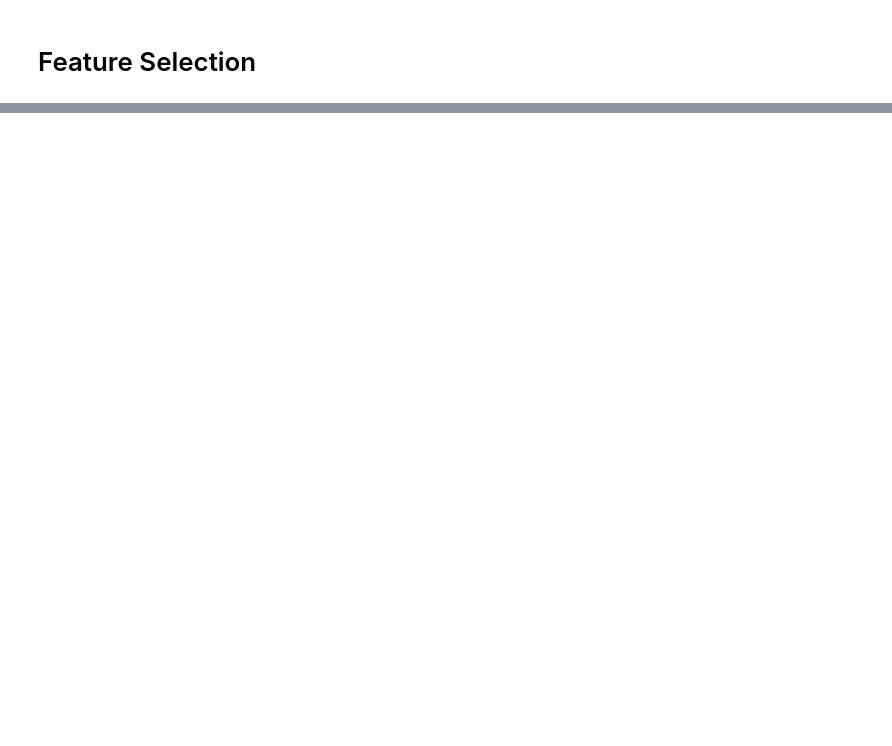
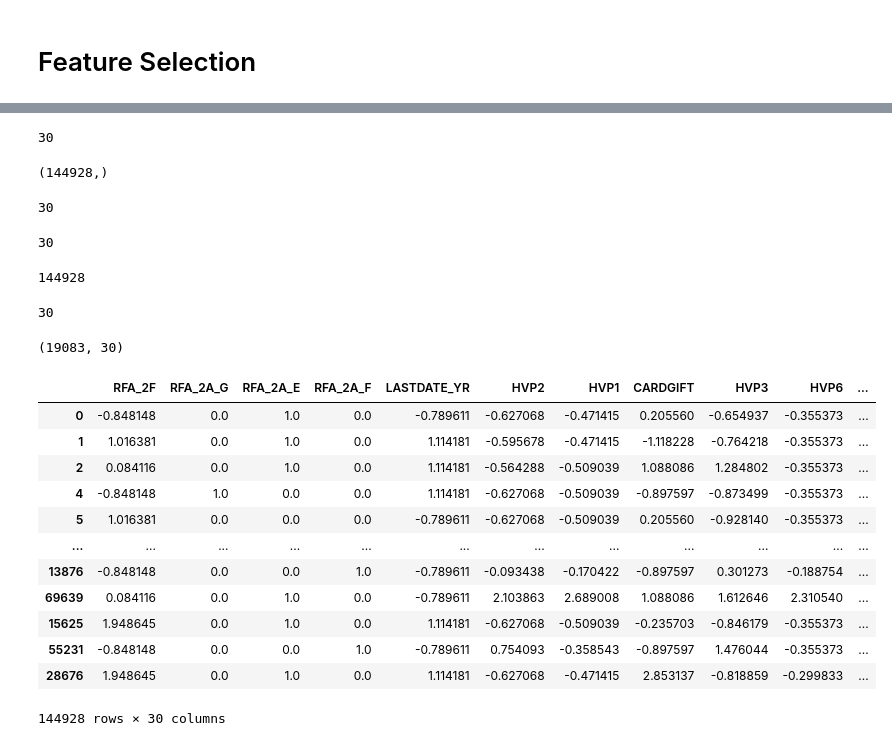
Before and after one commit to tejaldbhatti/lab-handling-data-imbalance-classification, a Jupyter notebook: Health_Care_Imbalance_data.ipynb, the cells around one changed output, grey strips where cells are left out. Drawn from its saved outputs; the diff is of its cells as text; code cells hidden in the pictures; blank space fills up the shorter version.

```diff
--- a/Health_Care_Imbalance_data.ipynb
+++ b/Health_Care_Imbalance_data.ipynb
@@ -326,0 +341,11 @@ array([[11181,  6924],
+# %%
+X = numerical_scaled
+#y = target['TARGET_B']
+y = y_train_u
+
+from sklearn.feature_selection import SelectKBest
+from sklearn.feature_selection import chi2
+kbestdf = SelectKBest(chi2, k=30).fit_transform(X, y)
+# Here we choose 10 so that is easier to analyze results later, as we will see
+selected = pd.DataFrame(kbestdf)
+selected.head()
@@ -326,0 +360,5 @@ array([[11181,  6924],
+# %%
+kbest = SelectKBest(chi2, k=30).fit(X, y)
+df = pd.DataFrame(data = kbest.scores_, columns = ['score'])
+df['Column'] = data_upsampled.columns
+df
@@ -326,0 +399,13 @@ array([[11181,  6924],
+# %%
+cols = df.sort_values(by = ['score'], ascending = False).head(30)['Column']
+col = list(cols)
+# %%
+data_upsampled_fS = data_upsampled[col]
+# %%
+len(data_upsampled_fS.columns)
+# %% [output]
+30
+# %%
+y_train_u.shape
+# %% [output]
+(144928,)
@@ -326,0 +422,37 @@ array([[11181,  6924],
+# %%
+len(x_Test_FS)
+# %% [output]
+30
+# %%
+len(data_upsampled_fS.columns)
+# %% [output]
+30
+# %%
+len(data_upsampled_fS)
+# %% [output]
+144928
+# %%
+len(x_Test_FS)
+# %% [output]
+30
+# %%
+new_X_test = X_test_r[x_Test_FS]
+new_X_test.shape
+# %% [output]
+(19083, 30)
+# %%
+data_upsampled_fS
+# %% [output]
+|  | RFA_2F | RFA_2A_G | RFA_2A_E | RFA_2A_F | LASTDATE_YR | HVP2 | HVP1 | CARDGIFT | HVP3 | HVP6 | ... |
+| 0 | -0.848148 | 0.0 | 1.0 | 0.0 | -0.789611 | -0.627068 | -0.471415 | 0.205560 | -0.654937 | -0.355373 | ... |
+| 1 | 1.016381 | 0.0 | 1.0 | 0.0 | 1.114181 | -0.595678 | -0.471415 | -1.118228 | -0.764218 | -0.355373 | ... |
+| 2 | 0.084116 | 0.0 | 1.0 | 0.0 | 1.114181 | -0.564288 | -0.509039 | 1.088086 | 1.284802 | -0.355373 | ... |
+| 4 | -0.848148 | 1.0 | 0.0 | 0.0 | 1.114181 | -0.627068 | -0.509039 | -0.897597 | -0.873499 | -0.355373 | ... |
+| 5 | 1.016381 | 0.0 | 0.0 | 0.0 | -0.789611 | -0.627068 | -0.509039 | 0.205560 | -0.928140 | -0.355373 | ... |
+| ... | ... | ... | ... | ... | ... | ... | ... | ... | ... | ... | ... |
+| 13876 | -0.848148 | 0.0 | 0.0 | 1.0 | -0.789611 | -0.093438 | -0.170422 | -0.897597 | 0.301273 | -0.188754 | ... |
+| 69639 | 0.084116 | 0.0 | 1.0 | 0.0 | -0.789611 | 2.103863 | 2.689008 | 1.088086 | 1.612646 | 2.310540 | ... |
+| 15625 | 1.948645 | 0.0 | 1.0 | 0.0 | 1.114181 | -0.627068 | -0.509039 | -0.235703 | -0.846179 | -0.355373 | ... |
+| 55231 | -0.848148 | 0.0 | 0.0 | 1.0 | -0.789611 | 0.754093 | -0.358543 | -0.897597 | 1.476044 | -0.355373 | ... |
+| 28676 | 1.948645 | 0.0 | 1.0 | 0.0 | 1.114181 | -0.627068 | -0.471415 | 2.853137 | -0.818859 | -0.299833 | ... |
+144928 rows × 30 columns
```
Also changed, not shown: parts of 24 cells of this notebook.
